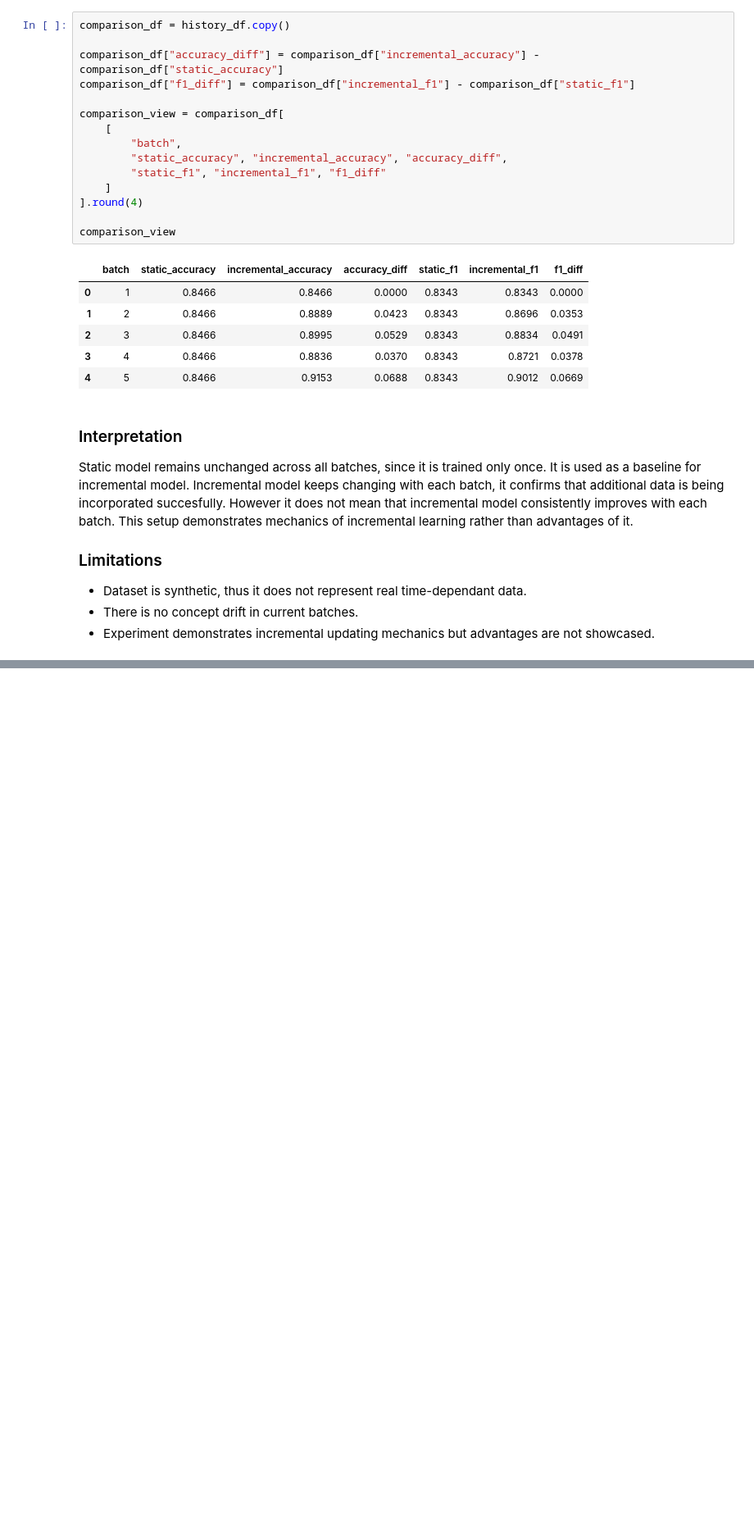
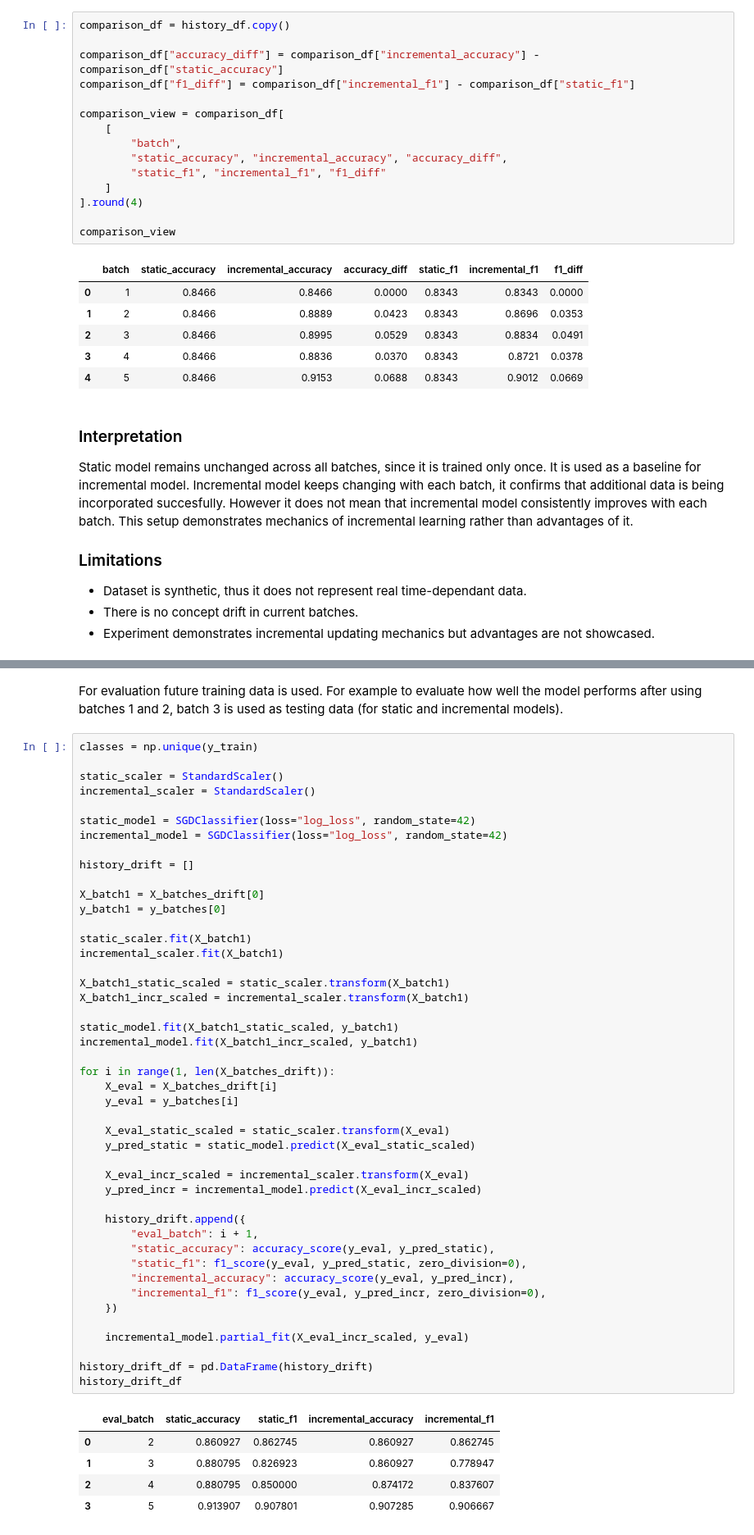
Before and after one commit to plerixus/collaborative_online_learning, a Jupyter notebook: notebooks/incrimental_learning.ipynb, the cells around one changed output, grey strips where cells are left out. Shown at 82% size. Cells and saved outputs as stored; diff of their text form; blank space fills up the shorter version.

```diff
--- a/notebooks/incrimental_learning.ipynb
+++ b/notebooks/incrimental_learning.ipynb
@@ -265,0 +284,53 @@ Static model remains unchanged across all batches, since it is trained only once
+# %% [markdown]
+For evaluation future training data is used. For example to evaluate how well the model performs after using batches 1 and 2, batch 3 is used as testing data (for static and incremental models).
+# %%
+classes = np.unique(y_train)
+
+static_scaler = StandardScaler()
+incremental_scaler = StandardScaler()
+
+static_model = SGDClassifier(loss="log_loss", random_state=42)
+incremental_model = SGDClassifier(loss="log_loss", random_state=42)
+
+history_drift = []
+
+X_batch1 = X_batches_drift[0]
+y_batch1 = y_batches[0]
+
+static_scaler.fit(X_batch1)
+incremental_scaler.fit(X_batch1)
+
+X_batch1_static_scaled = static_scaler.transform(X_batch1)
+X_batch1_incr_scaled = incremental_scaler.transform(X_batch1)
+
+static_model.fit(X_batch1_static_scaled, y_batch1)
+incremental_model.fit(X_batch1_incr_scaled, y_batch1)
+
+for i in range(1, len(X_batches_drift)):
+    X_eval = X_batches_drift[i]
+    y_eval = y_batches[i]
+
+    X_eval_static_scaled = static_scaler.transform(X_eval)
+    y_pred_static = static_model.predict(X_eval_static_scaled)
+
+    X_eval_incr_scaled = incremental_scaler.transform(X_eval)
+    y_pred_incr = incremental_model.predict(X_eval_incr_scaled)
+
+    history_drift.append({
+        "eval_batch": i + 1,
+        "static_accuracy": accuracy_score(y_eval, y_pred_static),
+        "static_f1": f1_score(y_eval, y_pred_static, zero_division=0),
+        "incremental_accuracy": accuracy_score(y_eval, y_pred_incr),
+        "incremental_f1": f1_score(y_eval, y_pred_incr, zero_division=0),
+    })
+
+    incremental_model.partial_fit(X_eval_incr_scaled, y_eval)
+
+history_drift_df = pd.DataFrame(history_drift)
+history_drift_df
+# %% [output]
+|  | eval_batch | static_accuracy | static_f1 | incremental_accuracy | incremental_f1 |
+| 0 | 2 | 0.860927 | 0.862745 | 0.860927 | 0.862745 |
+| 1 | 3 | 0.880795 | 0.826923 | 0.860927 | 0.778947 |
+| 2 | 4 | 0.880795 | 0.850000 | 0.874172 | 0.837607 |
+| 3 | 5 | 0.913907 | 0.907801 | 0.907285 | 0.906667 |
```
Also changed, not shown: parts of 4 cells of this notebook.
